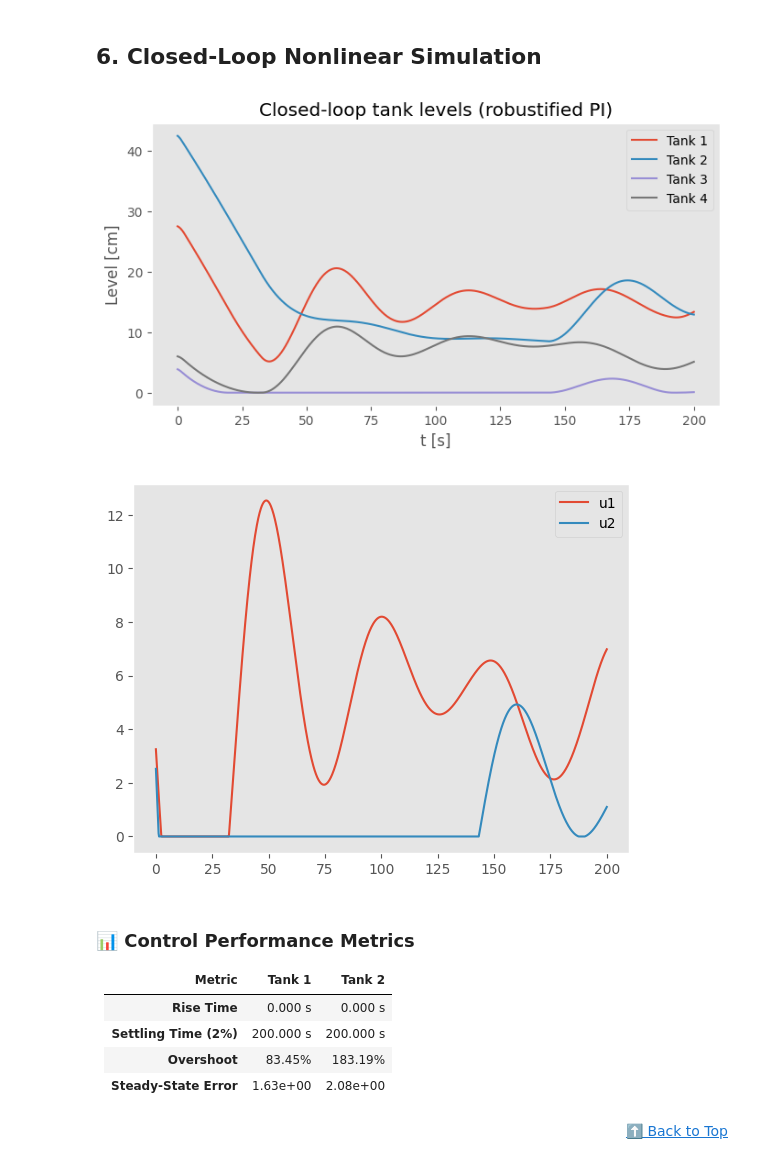
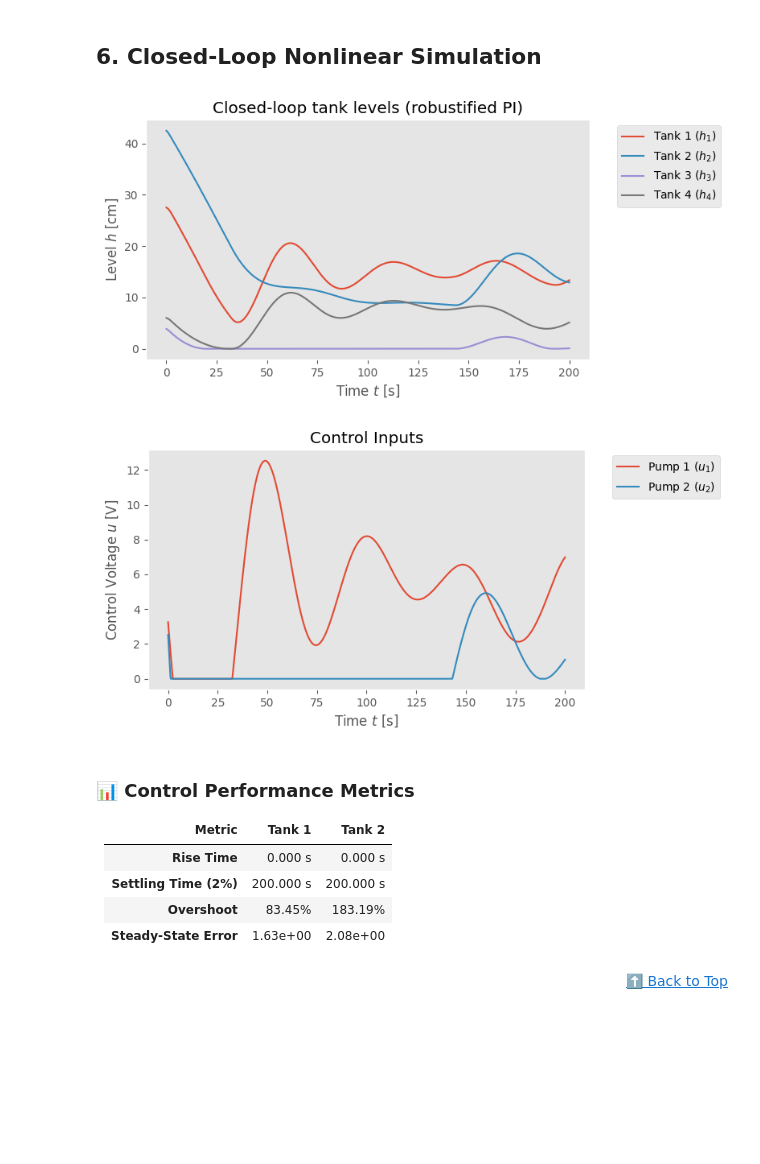
Before and after one commit to dhruvhaldar/Realistic-aerospace-optimization-problems, a Jupyter notebook: nonlinear.ipynb, the cells around one changed output. Cells and saved outputs as stored; diff of their text form; code cells hidden in the pictures; blank space fills up the shorter version.

```diff
--- a/nonlinear.ipynb
+++ b/nonlinear.ipynb
@@ -50,7 +50,8 @@ from IPython.display import display, Markdown, HTML
 import numpy as np
 from scipy.integrate import solve_ivp
 import matplotlib.pyplot as plt
-plt.style.use('ggplot')
+
+plt.style.use("ggplot")
 from control import ss, tf
 from numpy.linalg import inv, svd
 
@@ -151,12 +152,13 @@ class FourTank:
 def plot_tank_levels(t, h, title="Tank Levels"):
     plt.figure(figsize=(8, 4))
     for i in range(4):
-        plt.plot(t, h[i], label=f"Tank {i+1}")
-    plt.xlabel("t [s]")
-    plt.ylabel("Level [cm]")
+        plt.plot(t, h[i], label=f"Tank {i+1} ($h_{i+1}$)")
+    plt.xlabel(r"Time $t$ [s]")
+    plt.ylabel(r"Level $h$ [cm]")
     plt.title(title)
-    plt.legend()
+    plt.legend(bbox_to_anchor=(1.05, 1), loc="upper left")
     plt.grid()
+    plt.tight_layout()
     plt.show()
 # %% [markdown]
 <div align="right"><a href="#table-of-contents">⬆️ Back to Top</a></div>
@@ -428,12 +432,17 @@ for k, tk in enumerate(t):
     h = sol.y[:, -1]
 
 plot_tank_levels(t, h_hist, "Closed-loop tank levels (robustified PI)")
-plt.figure()
-plt.plot(t, u_hist[0], label="u1")
-plt.plot(t, u_hist[1], label="u2")
-plt.legend()
+plt.figure(figsize=(8, 4))
+plt.plot(t, u_hist[0], label=r"Pump 1 ($u_1$)")
+plt.plot(t, u_hist[1], label=r"Pump 2 ($u_2$)")
+plt.xlabel(r"Time $t$ [s]")
+plt.ylabel(r"Control Voltage $u$ [V]")
+plt.title("Control Inputs")
+plt.legend(bbox_to_anchor=(1.05, 1), loc="upper left")
 plt.grid()
+plt.tight_layout()
 plt.show()
+
 
 # --- Performance Metrics Analysis ---
 def get_step_metrics(t, y, final_target):
@@ -446,7 +455,7 @@ def get_step_metrics(t, y, final_target):
         t90 = t[t90_idx]
         rise_time = t90 - t10
     except:
-        rise_time = float('nan')
+        rise_time = float("nan")
 
     # Settling Time (2%)
     upper = final_target * 1.02
@@ -455,9 +464,9 @@ def get_step_metrics(t, y, final_target):
     if np.any(mask):
         last_idx = np.where(mask)[0][-1]
         if last_idx + 1 < len(t):
-             settling_time = t[last_idx + 1]
+            settling_time = t[last_idx + 1]
         else:
-             settling_time = t[-1] # Did not settle
+            settling_time = t[-1]  # Did not settle
     else:
         settling_time = 0.0
 
@@ -466,36 +475,37 @@ def get_step_metrics(t, y, final_target):
     if final_target != 0 and max_val > final_target:
         overshoot = (max_val - final_target) / final_target * 100
     else:
         overshoot = 0.0
 
     steady_state_error = np.abs(y[-1] - final_target)
 
     return {
         "Rise Time": f"{rise_time:.3f} s",
         "Settling Time (2%)": f"{settling_time:.3f} s",
         "Overshoot": f"{overshoot:.2f}%",
-        "Steady-State Error": f"{steady_state_error:.2e}"
+        "Steady-State Error": f"{steady_state_error:.2e}",
     }
+
 
 # Generate Metrics Table
 # Use 'setpoint' variable from simulation configuration
 target_h1 = setpoint[0]
 target_h2 = setpoint[1]
 
 m1 = get_step_metrics(t, h_hist[0, :], target_h1)
 m2 = get_step_metrics(t, h_hist[1, :], target_h2)
 
 # Create Markdown Table manually to avoid pandas dependency
 md_table = "### 📊 Control Performance Metrics\n\n"
 md_table += "| Metric | Tank 1 | Tank 2 |\n"
 md_table += "| :--- | :--- | :--- |\n"
 for key in m1.keys():
     md_table += f"| **{key}** | {m1[key]} | {m2[key]} |\n"
 
 display(Markdown(md_table))
 # %% [output]
-[figure, old version]
+[figure, new version]
-[figure, old version]
+[figure, new version]
 ### 📊 Control Performance Metrics
 
 | Metric | Tank 1 | Tank 2 |
```
Also changed, not shown: parts of 2 cells of this notebook.
